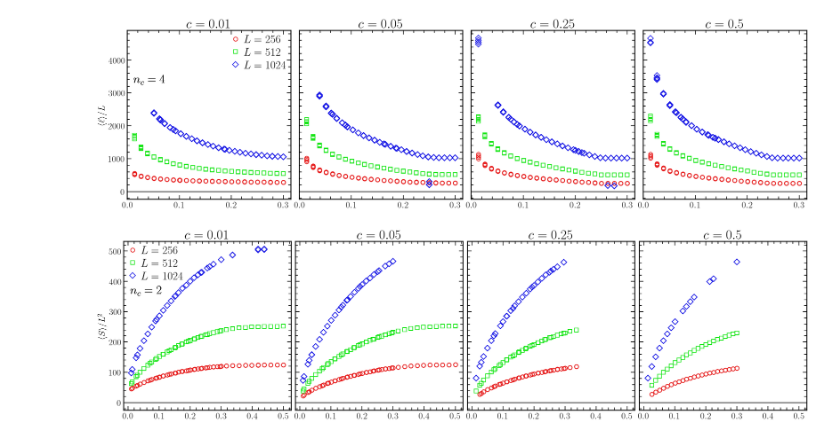
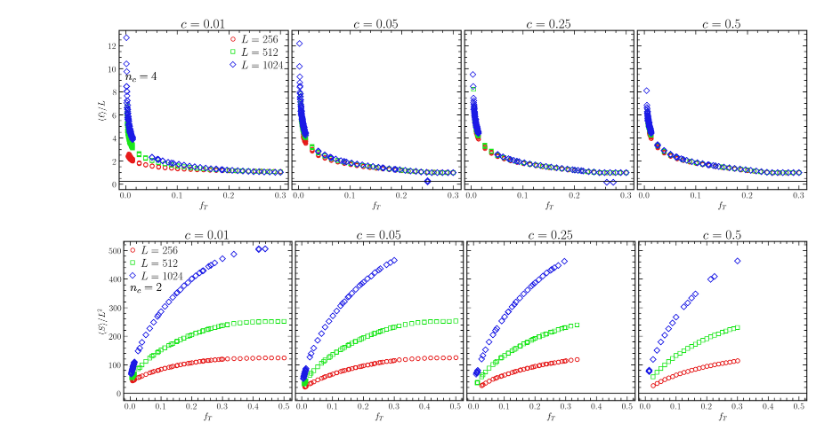
Before and after one commit to JuniorAlencar/self_organization_percolation, a Jupyter notebook: jupyter/parameters_analysis.ipynb, the cells around one changed output. Saved outputs shown, nothing was run; the diff lists cells and outputs as text; code cells hidden in the pictures.

```diff
--- a/jupyter/parameters_analysis.ipynb
+++ b/jupyter/parameters_analysis.ipynb
@@ -40,7 +40,8 @@ df
 # %%
+#L_lst = [256, 512, 1024]
 L_lst = [256, 512, 1024]
 c_lst = [0.01, 0.05, 0.25, 0.50]
-nc_lst = [1, 2, 4]
+nc_lst = [1, 2, 4, 8]
 p0 = 0.6
 P0 = 0.1
 
@@ -145,35 +150,36 @@ df_min_common
 L_lst = [256, 512, 1024]
 c_lst = [0.01, 0.05, 0.25, 0.50]
 nc = 4
 p0 = 0.6
 P0 = 0.1
 
 base = 10
 #fig, axes = plt.subplots(1, len(c_lst), figsize=(4*base, 1*base), constrained_layout=True, sharey=True)
 fig, axes = plt.subplots(1, len(c_lst), figsize=(22, 6), constrained_layout=True, sharey=True, sharex=True)
 markers = ['o', 's', 'D']
 fs_legend = 25
 fs_title = 30
 mew = 1.5
 pc = 0.24881182
 fs_l_fig = 27
 for c in c_lst:
     for idx, L in enumerate(L_lst):
         ax = axes[c_lst.index(c)]
         df_b = df[(df['nc']==nc) & (df['L']==L) & (df['c']==c) & (df['type_perc']=='bond') & (df['p0']==p0) & (df['P0']==P0)].sort_values('f_T')
         f_t = df_b['f_T']
-        pmean = df_b['shortest_path']
+        pmean = df_b['shortest_path'] / L
         ax.plot(f_t, pmean, marker=markers[idx],mew = mew, ls='None', label=f'$L={L}$' )
         ax.axhline(pc, color='k', ls='solid')
         ax.set_title(f'$c={c}$', fontsize=fs_title)
 
         if(ax==axes[0]):
             ax.set_ylabel(r'$\langle \ell \rangle/L$')
             ax.legend(fontsize=fs_legend)
             ax.text(0.04, 0.69, f'$n_c = {nc}$', transform=ax.transAxes , fontsize=fs_l_fig)
+        ax.set_xlabel(r'$f_T$')
 plt.show()
 # %% [output]
-[figure, old version]
+[figure, new version]
 # %%
 L_lst = [256, 512, 1024]
 c_lst = [0.01, 0.05, 0.25, 0.50]
@@ -204,6 +210,7 @@ for c in c_lst:
             ax.set_ylabel(r'$\langle S \rangle/L^2$')
             ax.legend(fontsize=fs_legend)
             ax.text(0.04, 0.69, f'$n_c = {nc}$', transform=ax.transAxes , fontsize=fs_l_fig)
+        ax.set_xlabel(r'$f_T$')
 plt.show()
 # %% [output]
-[figure, old version]
+[figure, new version]
```
Also changed, not shown: parts of 5 cells of this notebook, 1 other file.
